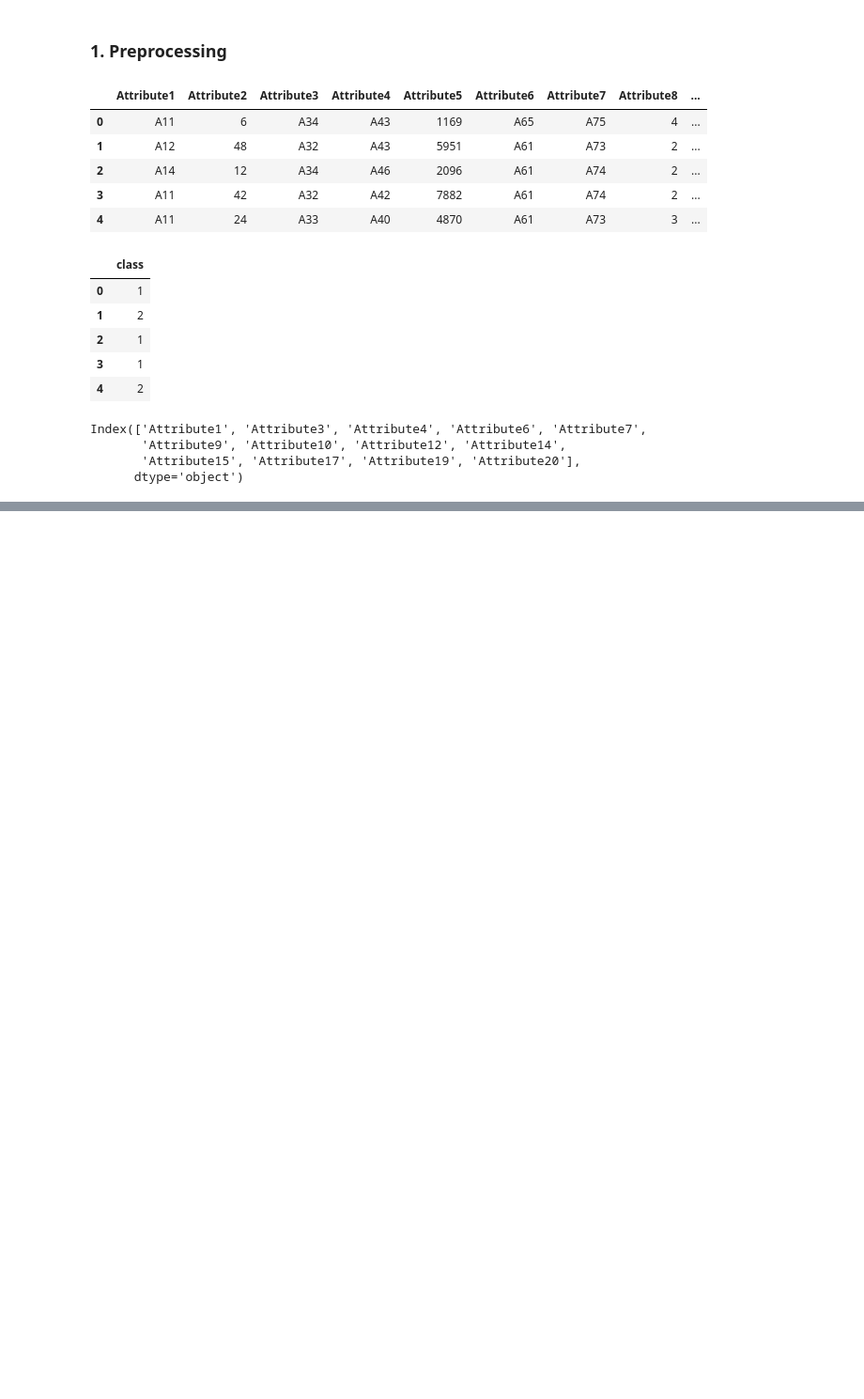
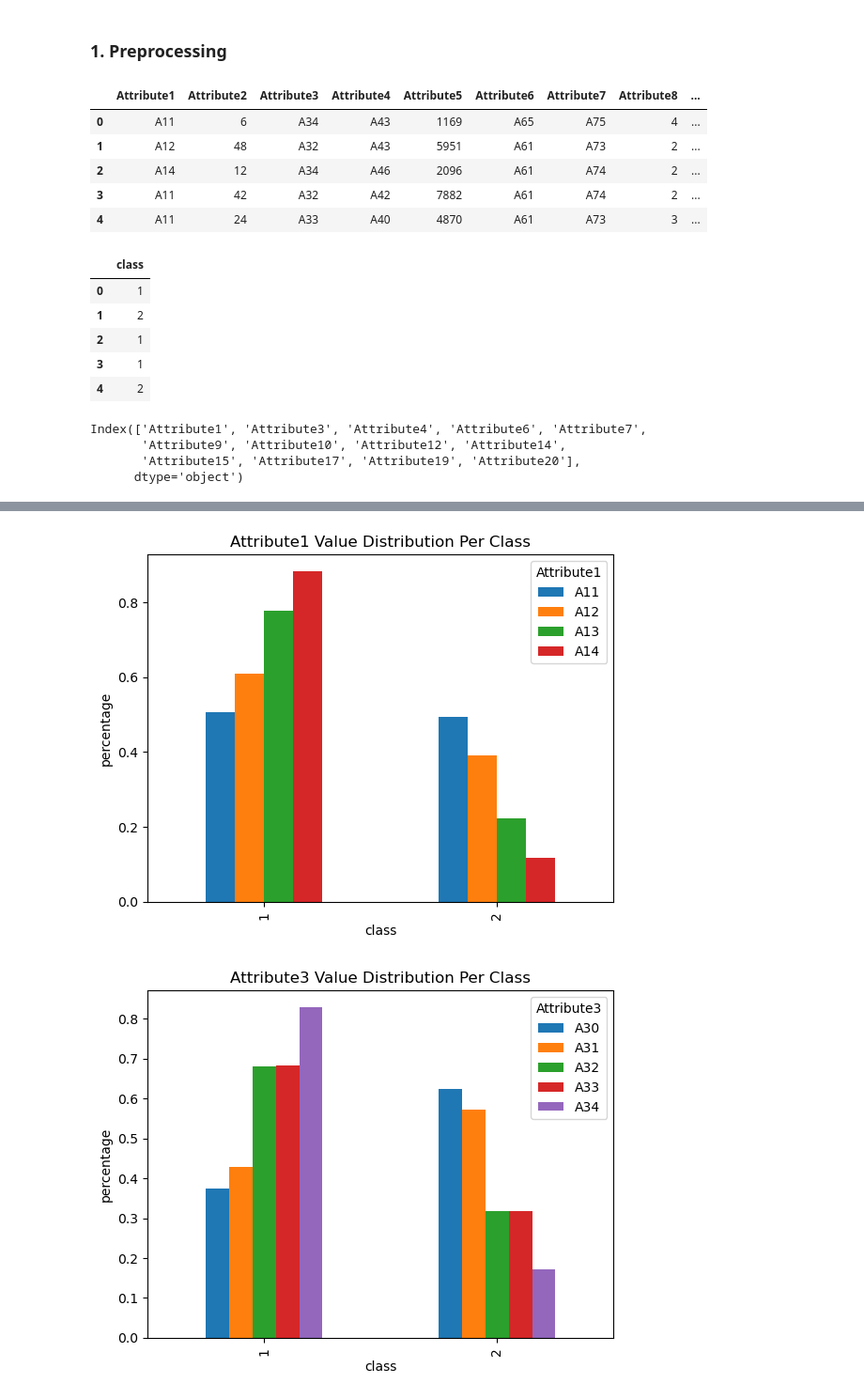
Before and after one commit to Syed-A-Naqvi/machine_learning, a Jupyter notebook: python_machine_learning/classification/k-NN/k-NN-classification.ipynb, the cells around one changed output, grey strips where cells are left out. Shown at 94% size. Drawn from its saved outputs; the diff is of its cells as text; code cells hidden in the pictures; blank space fills up the shorter version.

Commit message:
made visualization progress

```diff
--- a/python_machine_learning/classification/k-NN/k-NN-classification.ipynb
+++ b/python_machine_learning/classification/k-NN/k-NN-classification.ipynb
@@ -130,0 +132,14 @@ display(german_data_Y[german_data_X['Attribute1'] == 'A14'].value_counts())
+# %%
+fig, axes = plt.subplots(2,3)
+
+
+for a in ['Attribute1', 'Attribute3', 'Attribute6', 'Attribute7', 'Attribute12', 'Attribute17']:
+    grouped = pd.concat([german_data_X[a],german_data_Y], axis=1).groupby(['class',a]).size()
+    attr_counts = german_data_X[a].value_counts()
+    creditworthy_values = grouped.reset_index(name='count')
+    creditworthy_values['percent_in_class'] = creditworthy_values.apply(lambda x: x['count']/attr_counts[x[a]], axis=1)
+    creditworthy_values.pivot(index='class', columns=a, values='percent_in_class').plot(kind='bar', title=f"{a} Value Distribution Per Class", xlabel='class', ylabel="percentage",
+                                                                                        legend=True)
+# %% [output]
+[figure, added]
+[figure, added]
```
Also changed, not shown: parts of 10 cells of this notebook, 20 other files.
